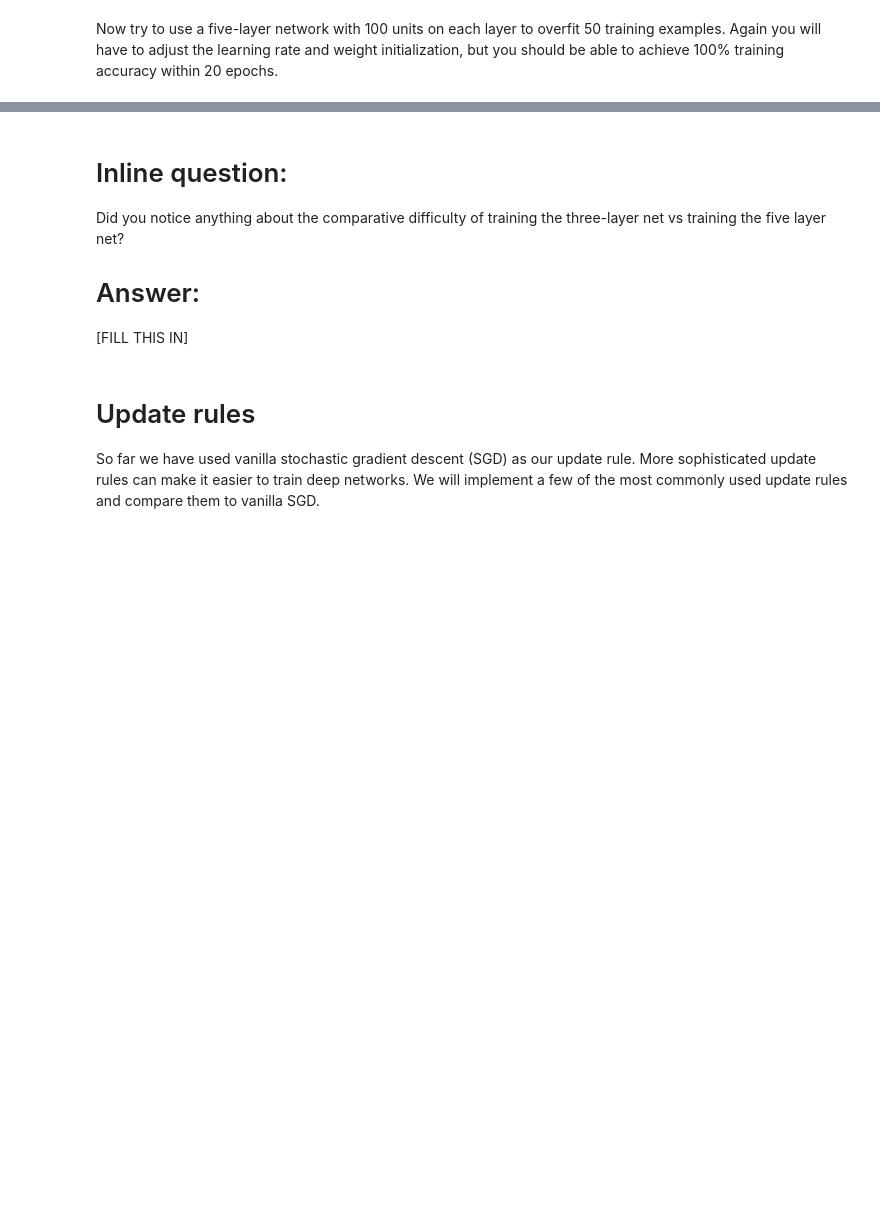
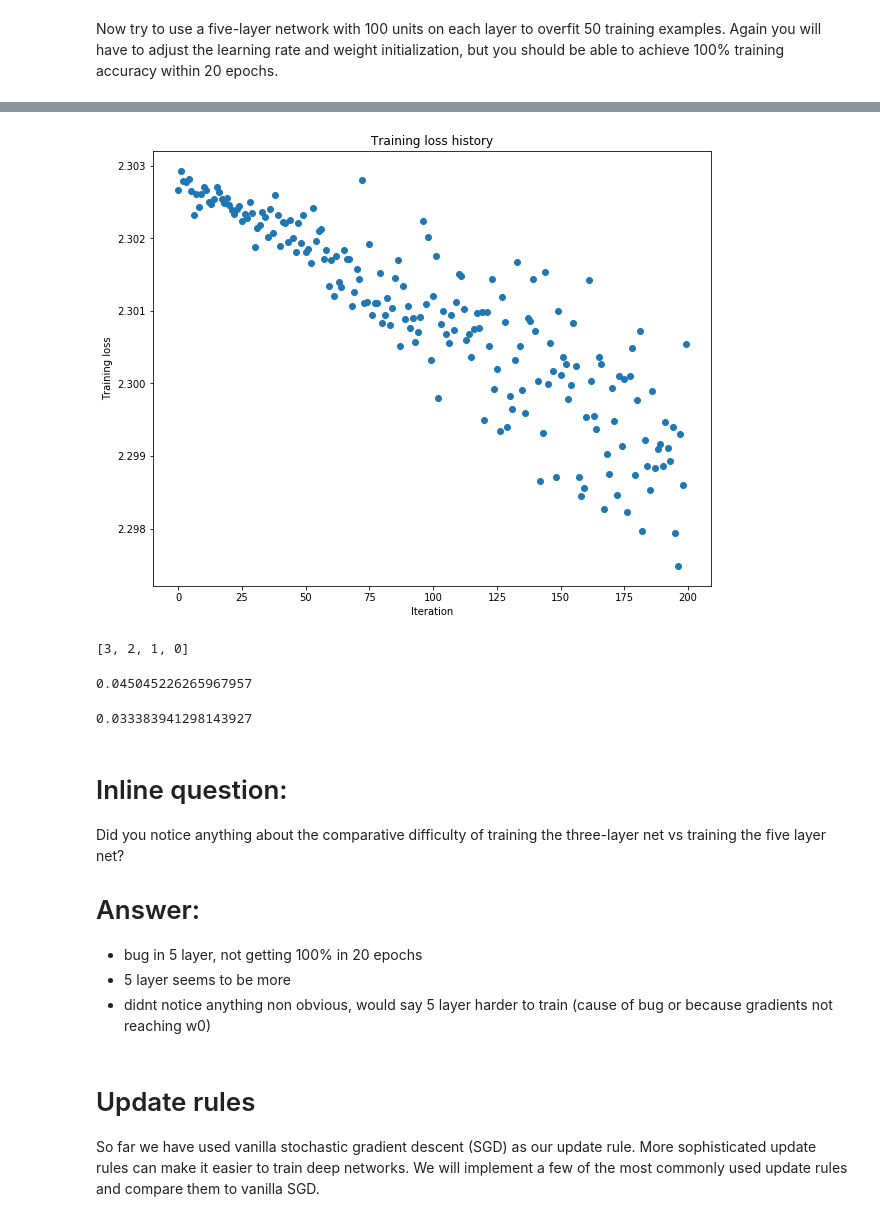
Before and after one commit to sshleifer/cs231, a Jupyter notebook: assignments/assignment2/FullyConnectedNets.ipynb, the cells around one changed output, grey strips where cells are left out. Cells and saved outputs as stored; diff of their text form; code cells hidden in the pictures; blank space fills up the shorter version.

```diff
--- a/assignments/assignment2/FullyConnectedNets.ipynb
+++ b/assignments/assignment2/FullyConnectedNets.ipynb
@@ -497,13 +529,15 @@ small_data = {
   'y_val': data['y_val'],
 }
 
-learning_rate = 1e-3
-weight_scale = 1e-5
-model = FullyConnectedNet([100, 100, 100, 100],
+learning_rate = 1e-4
+weight_scale = 1e-2
+model = FullyConnectedNet([100, 100, 100, 100], reg=0,
                 weight_scale=weight_scale, dtype=np.float64)
 solver = Solver(model, small_data,
-                print_every=10, num_epochs=20, batch_size=25,
-                update_rule='sgd',
+                print_every=10, num_epochs=200,
+                batch_size=50,
+                #lr_decay=1,
+                update_rule='sgd_momentum',
                 optim_config={
                   'learning_rate': learning_rate,
                 }
@@ -515,3 +549,4 @@ plt.title('Training loss history')
 plt.xlabel('Iteration')
 plt.ylabel('Training loss')
 plt.show()
+# %% [output]
@@ -518,9 +570,25 @@ plt.show()
+[figure, added]
+# %%
+list(xrange(model.num_layers - 2, -1, -1))
+# %% [output]
+[3, 2, 1, 0]
+# %%
+np.max(model.params['W0'], axis=0).max()
+# %% [output]
+0.045045226265967957
+# %%
+np.max(model.params['W4'], axis=0).max()
+# %% [output]
+0.033383941298143927
 # %% [markdown]
 # Inline question:
 Did you notice anything about the comparative difficulty of training the three-layer net vs training the five layer net?
 
 # Answer:
-[FILL THIS IN]
+
+- bug in 5 layer, not getting 100% in 20 epochs
+- 5 layer seems to be more
+- didnt notice anything non obvious, would say 5 layer harder to train (cause of bug or because gradients not reaching w0)
 # %% [markdown]
 # Update rules
 So far we have used vanilla stochastic gradient descent (SGD) as our update rule. More sophisticated update rules can make it easier to train deep networks. We will implement a few of the most commonly used update rules and compare them to vanilla SGD.
```
Also changed, not shown: parts of 12 cells of this notebook, 6 other files.
